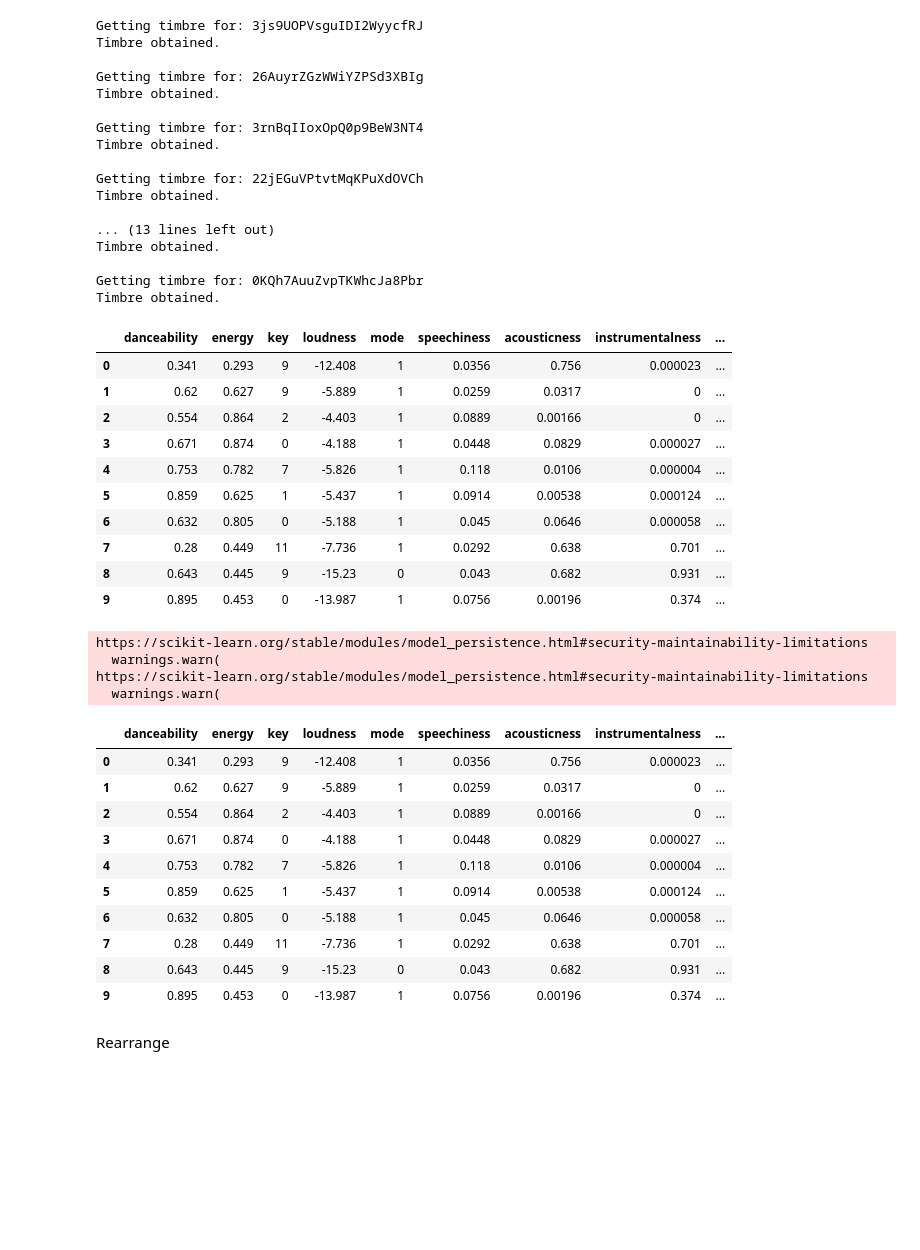
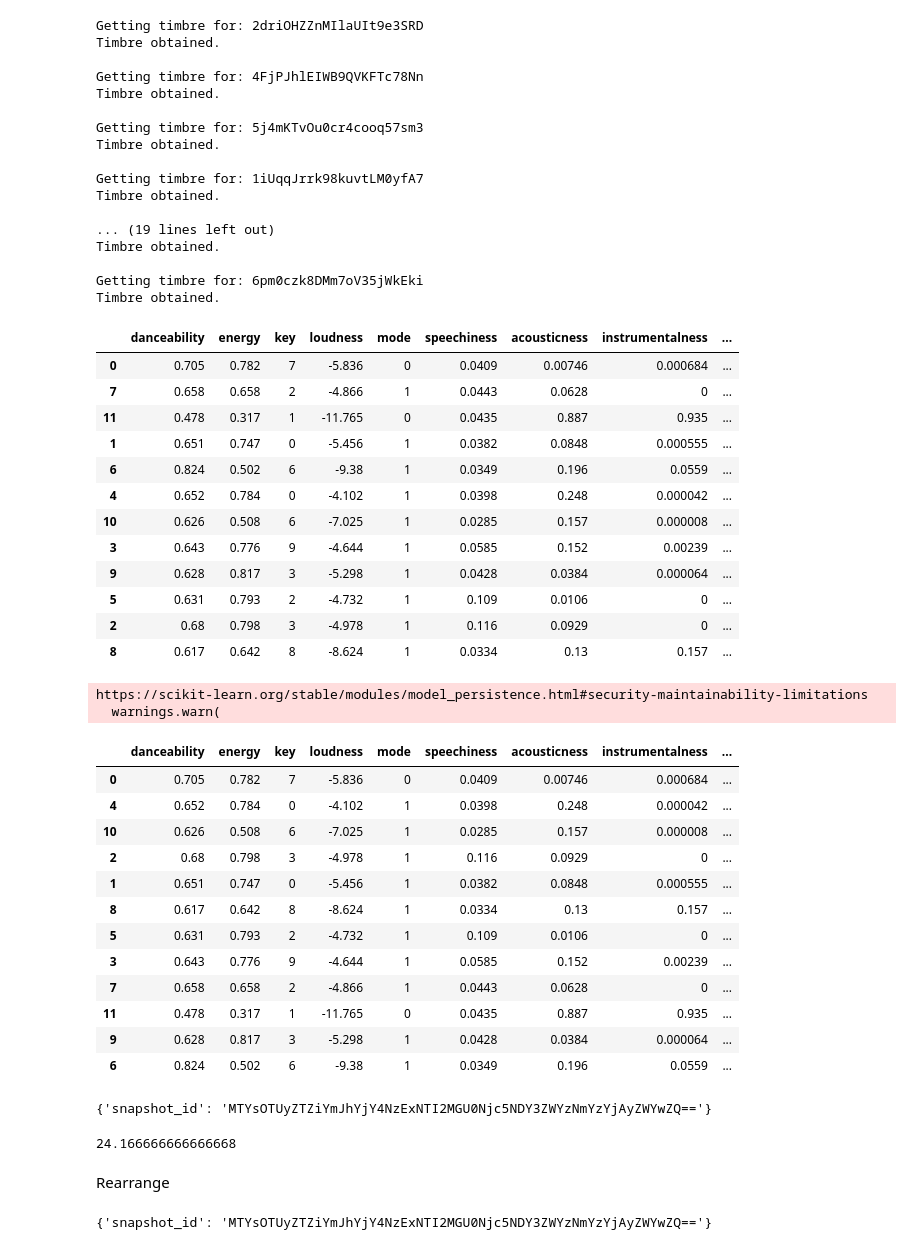
Before and after one commit to crispianm/SpotifySmartSort, a Jupyter notebook: crispians_tests.ipynb, the cells around one changed output. Saved outputs shown, nothing was run; the diff lists cells and outputs as text; code cells hidden in the pictures; blank space fills up the shorter version.

```diff
--- a/crispians_tests.ipynb
+++ b/crispians_tests.ipynb
@@ -156,7 +156,7 @@ playlists = playlists['items']
 
 
 
-playlist_id = '3YwPUeHZqBrFzLzP5BF8ND'
+playlist_id = '5odVaQ10ISGhvuakjVGmxp'
 
 
 
@@ -261,71 +261,77 @@ columns_to_remove = ['id',
                     'time_signature']
 playlist_data.drop(columns = columns_to_remove, axis = 1, inplace = True)
 # %% [output]
-Getting timbre for: 3js9UOPVsguIDI2WyycfRJ
+Getting timbre for: 2driOHZZnMIlaUIt9e3SRD
 Timbre obtained.
 
-Getting timbre for: 26AuyrZGzWWiYZPSd3XBIg
+Getting timbre for: 4FjPJhlEIWB9QVKFTc78Nn
 Timbre obtained.
 
-Getting timbre for: 3rnBqIIoxOpQ0p9BeW3NT4
+Getting timbre for: 5j4mKTvOu0cr4cooq57sm3
 Timbre obtained.
 
-Getting timbre for: 22jEGuVPtvtMqKPuXdOVCh
+Getting timbre for: 1iUqqJrrk98kuvtLM0yfA7
 Timbre obtained.
 
-... (13 lines left out)
+... (19 lines left out)
 Timbre obtained.
 
-Getting timbre for: 0KQh7AuuZvpTKWhcJa8Pbr
+Getting timbre for: 6pm0czk8DMm7oV35jWkEki
 Timbre obtained.
 # %%
 playlist_data_full
 # %% [output]
 |  | danceability | energy | key | loudness | mode | speechiness | acousticness | instrumentalness | ... |
-| 0 | 0.341 | 0.293 | 9 | -12.408 | 1 | 0.0356 | 0.756 | 0.000023 | ... |
-| 1 | 0.62 | 0.627 | 9 | -5.889 | 1 | 0.0259 | 0.0317 | 0 | ... |
-| 2 | 0.554 | 0.864 | 2 | -4.403 | 1 | 0.0889 | 0.00166 | 0 | ... |
-| 3 | 0.671 | 0.874 | 0 | -4.188 | 1 | 0.0448 | 0.0829 | 0.000027 | ... |
-| 4 | 0.753 | 0.782 | 7 | -5.826 | 1 | 0.118 | 0.0106 | 0.000004 | ... |
-| 5 | 0.859 | 0.625 | 1 | -5.437 | 1 | 0.0914 | 0.00538 | 0.000124 | ... |
-| 6 | 0.632 | 0.805 | 0 | -5.188 | 1 | 0.045 | 0.0646 | 0.000058 | ... |
-| 7 | 0.28 | 0.449 | 11 | -7.736 | 1 | 0.0292 | 0.638 | 0.701 | ... |
-| 8 | 0.643 | 0.445 | 9 | -15.23 | 0 | 0.043 | 0.682 | 0.931 | ... |
-| 9 | 0.895 | 0.453 | 0 | -13.987 | 1 | 0.0756 | 0.00196 | 0.374 | ... |
+| 0 | 0.705 | 0.782 | 7 | -5.836 | 0 | 0.0409 | 0.00746 | 0.000684 | ... |
+| 7 | 0.658 | 0.658 | 2 | -4.866 | 1 | 0.0443 | 0.0628 | 0 | ... |
+| 11 | 0.478 | 0.317 | 1 | -11.765 | 0 | 0.0435 | 0.887 | 0.935 | ... |
+| 1 | 0.651 | 0.747 | 0 | -5.456 | 1 | 0.0382 | 0.0848 | 0.000555 | ... |
+| 6 | 0.824 | 0.502 | 6 | -9.38 | 1 | 0.0349 | 0.196 | 0.0559 | ... |
+| 4 | 0.652 | 0.784 | 0 | -4.102 | 1 | 0.0398 | 0.248 | 0.000042 | ... |
+| 10 | 0.626 | 0.508 | 6 | -7.025 | 1 | 0.0285 | 0.157 | 0.000008 | ... |
+| 3 | 0.643 | 0.776 | 9 | -4.644 | 1 | 0.0585 | 0.152 | 0.00239 | ... |
+| 9 | 0.628 | 0.817 | 3 | -5.298 | 1 | 0.0428 | 0.0384 | 0.000064 | ... |
+| 5 | 0.631 | 0.793 | 2 | -4.732 | 1 | 0.109 | 0.0106 | 0 | ... |
+| 2 | 0.68 | 0.798 | 3 | -4.978 | 1 | 0.116 | 0.0929 | 0 | ... |
+| 8 | 0.617 | 0.642 | 8 | -8.624 | 1 | 0.0334 | 0.13 | 0.157 | ... |
 # %%
 ## Load trained model
 model = pickle.load(open('./regression/MODEL.sav', 'rb')) # change to whichever model we want to use
 playlist_data_full['order'] = model.predict(playlist_data.values)
 playlist_data_full = playlist_data_full.sort_values(by=['order'])
-# playlist_data_full['order'] = np.arange(1, playlist_data_full.shape[0]+1) # convert order to integer playlist track number
+playlist_data_full['order'] = np.arange(1, playlist_data_full.shape[0]+1) # convert order to integer playlist track number
 playlist_data_full
 # %% [output]
 https://scikit-learn.org/stable/modules/model_persistence.html#security-maintainability-limitations
   warnings.warn(
-https://scikit-learn.org/stable/modules/model_persistence.html#security-maintainability-limitations
-  warnings.warn(
 |  | danceability | energy | key | loudness | mode | speechiness | acousticness | instrumentalness | ... |
-| 0 | 0.341 | 0.293 | 9 | -12.408 | 1 | 0.0356 | 0.756 | 0.000023 | ... |
-| 1 | 0.62 | 0.627 | 9 | -5.889 | 1 | 0.0259 | 0.0317 | 0 | ... |
-| 2 | 0.554 | 0.864 | 2 | -4.403 | 1 | 0.0889 | 0.00166 | 0 | ... |
-| 3 | 0.671 | 0.874 | 0 | -4.188 | 1 | 0.0448 | 0.0829 | 0.000027 | ... |
-| 4 | 0.753 | 0.782 | 7 | -5.826 | 1 | 0.118 | 0.0106 | 0.000004 | ... |
-| 5 | 0.859 | 0.625 | 1 | -5.437 | 1 | 0.0914 | 0.00538 | 0.000124 | ... |
-| 6 | 0.632 | 0.805 | 0 | -5.188 | 1 | 0.045 | 0.0646 | 0.000058 | ... |
-| 7 | 0.28 | 0.449 | 11 | -7.736 | 1 | 0.0292 | 0.638 | 0.701 | ... |
-| 8 | 0.643 | 0.445 | 9 | -15.23 | 0 | 0.043 | 0.682 | 0.931 | ... |
-| 9 | 0.895 | 0.453 | 0 | -13.987 | 1 | 0.0756 | 0.00196 | 0.374 | ... |
+| 0 | 0.705 | 0.782 | 7 | -5.836 | 0 | 0.0409 | 0.00746 | 0.000684 | ... |
+| 4 | 0.652 | 0.784 | 0 | -4.102 | 1 | 0.0398 | 0.248 | 0.000042 | ... |
+| 10 | 0.626 | 0.508 | 6 | -7.025 | 1 | 0.0285 | 0.157 | 0.000008 | ... |
+| 2 | 0.68 | 0.798 | 3 | -4.978 | 1 | 0.116 | 0.0929 | 0 | ... |
+| 1 | 0.651 | 0.747 | 0 | -5.456 | 1 | 0.0382 | 0.0848 | 0.000555 | ... |
+| 8 | 0.617 | 0.642 | 8 | -8.624 | 1 | 0.0334 | 0.13 | 0.157 | ... |
+| 5 | 0.631 | 0.793 | 2 | -4.732 | 1 | 0.109 | 0.0106 | 0 | ... |
+| 3 | 0.643 | 0.776 | 9 | -4.644 | 1 | 0.0585 | 0.152 | 0.00239 | ... |
+| 7 | 0.658 | 0.658 | 2 | -4.866 | 1 | 0.0443 | 0.0628 | 0 | ... |
+| 11 | 0.478 | 0.317 | 1 | -11.765 | 0 | 0.0435 | 0.887 | 0.935 | ... |
+| 9 | 0.628 | 0.817 | 3 | -5.298 | 1 | 0.0428 | 0.0384 | 0.000064 | ... |
+| 6 | 0.824 | 0.502 | 6 | -9.38 | 1 | 0.0349 | 0.196 | 0.0559 | ... |
 # %%
 # rearrange
 sorted_ids = list(playlist_data_full['id'])
 
 UPDATED_PLAYLIST = sp.playlist_replace_items(playlist_id,sorted_ids)
 UPDATED_PLAYLIST
+# %% [output]
+{'snapshot_id': 'MTYsOTUyZTZiYmJhYjY4NzExNTI2MGU0Njc5NDY3ZWYzNmYzYjAyZWYwZQ=='}
 # %%
 from sklearn.metrics import mean_squared_error
 y_true = playlist_data_full['track_number']
 y_pred = playlist_data_full['order']
 mean_squared_error(y_true, y_pred)
+# %% [output]
+24.166666666666668
 # %% [markdown]
 Rearrange
 # %%
@@ -340,3 +346,5 @@ sorted_ids = list(playlist_data_full['id'])
 
 UPDATED_PLAYLIST = sp.playlist_replace_items(playlist_id,sorted_ids)
 UPDATED_PLAYLIST
+# %% [output]
+{'snapshot_id': 'MTYsOTUyZTZiYmJhYjY4NzExNTI2MGU0Njc5NDY3ZWYzNmYzYjAyZWYwZQ=='}
```
Also changed, not shown: 2 other files.
